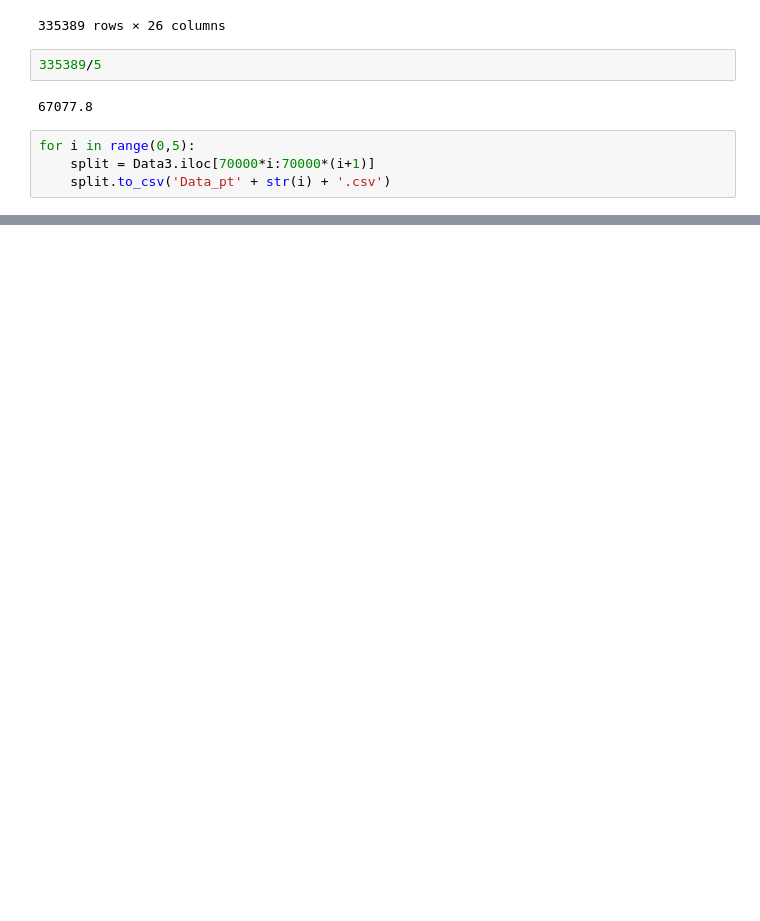
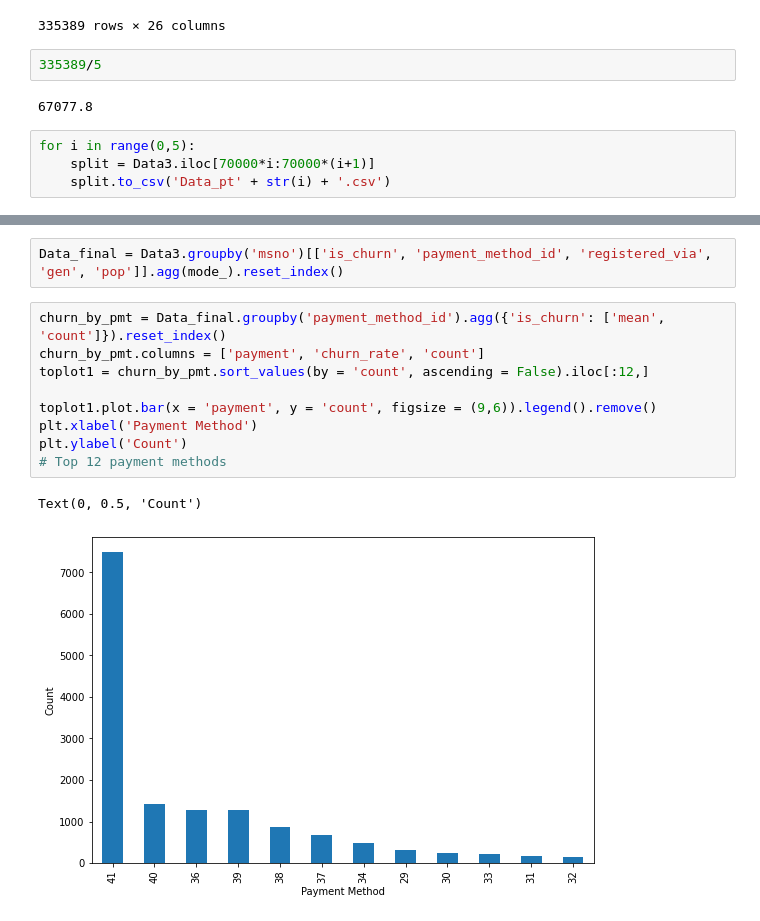
Before and after one commit to sethmjackson/-KKBox_NYCDSA_Hackathon_11-1-2020, a Jupyter notebook: Nick/hackathon.ipynb, the cells around one changed output, grey strips where cells are left out. Cells and saved outputs as stored; diff of their text form; blank space fills up the shorter version.

Commit message:
final notebook/visualizations

```diff
--- a/Nick/hackathon.ipynb
+++ b/Nick/hackathon.ipynb
@@ -1099,0 +1139,14 @@ for i in range(0,5):
+# %%
+Data_final = Data3.groupby('msno')[['is_churn', 'payment_method_id', 'registered_via', 'gen', 'pop']].agg(mode_).reset_index()
+# %%
+churn_by_pmt = Data_final.groupby('payment_method_id').agg({'is_churn': ['mean', 'count']}).reset_index()
+churn_by_pmt.columns = ['payment', 'churn_rate', 'count']
+toplot1 = churn_by_pmt.sort_values(by = 'count', ascending = False).iloc[:12,]
+
+toplot1.plot.bar(x = 'payment', y = 'count', figsize = (9,6)).legend().remove()
+plt.xlabel('Payment Method')
+plt.ylabel('Count')
+# Top 12 payment methods
+# %% [output]
+Text(0, 0.5, 'Count')
+[figure, added]
```
Also changed, not shown: parts of 28 cells of this notebook, 4 other files.
